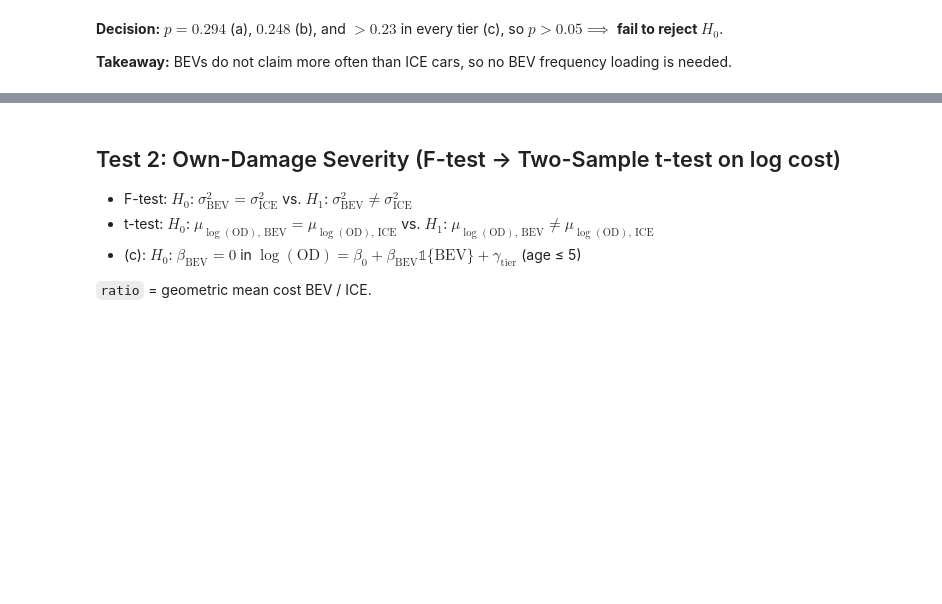
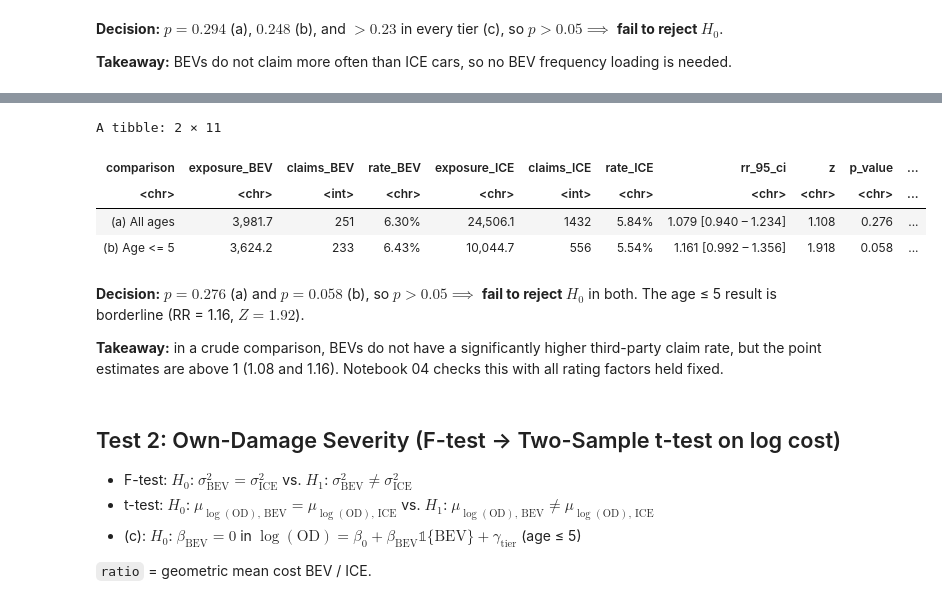
Before and after one commit to saar-cohen/actuarial-seminar-ev-pricing, a Jupyter notebook: notebooks/03_statistical_tests.ipynb, the cells around one changed output, grey strips where cells are left out. Cells and saved outputs as stored; diff of their text form; code cells hidden in the pictures; blank space fills up the shorter version.

Commit message:
Update pricing GLM models notebook and analysis

```diff
--- a/notebooks/03_statistical_tests.ipynb
+++ b/notebooks/03_statistical_tests.ipynb
@@ -128,3 +171,38 @@ A tibble: 5 × 8
+# %%
+# Third-party claim count per policy (0 if none); tp_data is defined in the setup cell
+tp_freq_data <- policies |>
+  left_join(count(tp_data, Policy_ID, name = "n_claims"), by = "Policy_ID") |>
+  mutate(n_claims = coalesce(n_claims, 0L))
+
+# Exact Poisson rate test with exposure, counts, rates and the log-scale Z statistic
+tp_rate_test <- function(d) {
+  s  <- d |> summarise(claims = sum(n_claims), exposure = sum(exposure), .by = Powertrain) |> arrange(Powertrain)
+  pt <- poisson.test(s$claims, s$exposure)
+  tibble(exposure_BEV = s$exposure[1], claims_BEV = s$claims[1], rate_BEV = s$claims[1] / s$exposure[1],
+         exposure_ICE = s$exposure[2], claims_ICE = s$claims[2], rate_ICE = s$claims[2] / s$exposure[2],
+         estimate = pt$estimate, ci_low = pt$conf.int[1], ci_high = pt$conf.int[2],
+         z = log(pt$estimate) / sqrt(1 / s$claims[1] + 1 / s$claims[2]),
+         statistic = paste0("RR = ", number(pt$estimate, 0.01)), p_value = pt$p.value)
+}
+
+t1b <- run(tp_freq_data, tp_rate_test)
+
+t1b |>
+  transmute(comparison,
+            exposure_BEV = comma(exposure_BEV, 0.1), claims_BEV, rate_BEV = percent(rate_BEV, 0.01),
+            exposure_ICE = comma(exposure_ICE, 0.1), claims_ICE, rate_ICE = percent(rate_ICE, 0.01),
+            rr_95_ci = paste0(number(estimate, 0.001), " [", number(ci_low, 0.001), " – ", number(ci_high, 0.001), "]"),
+            z = number(z, 0.001), p_value = fmt_p(p_value), decision)
+# %% [output]
+A tibble: 2 × 11
+| comparison | exposure_BEV | claims_BEV | rate_BEV | exposure_ICE | claims_ICE | rate_ICE | rr_95_ci | z | p_value | ... |
+| <chr> | <chr> | <int> | <chr> | <chr> | <int> | <chr> | <chr> | <chr> | <chr> | ... |
+| (a) All ages | 3,981.7 | 251 | 6.30% | 24,506.1 | 1432 | 5.84% | 1.079 [0.940 – 1.234] | 1.108 | 0.276 | ... |
+| (b) Age <= 5 | 3,624.2 | 233 | 6.43% | 10,044.7 | 556 | 5.54% | 1.161 [0.992 – 1.356] | 1.918 | 0.058 | ... |
+# %% [markdown]
+**Decision:** $p = 0.276$ (a) and $p = 0.058$ (b), so $p > 0.05 \implies$ **fail to reject $H_0$** in both. The age ≤ 5 result is borderline (RR = 1.16, $Z = 1.92$).
+
+**Takeaway:** in a crude comparison, BEVs do not have a significantly higher third-party claim rate, but the point estimates are above 1 (1.08 and 1.16). Notebook 04 checks this with all rating factors held fixed.
 # %% [markdown]
 ## Test 2: Own-Damage Severity (F-test → Two-Sample t-test on log cost)
 - F-test: $H_0$: $\sigma^2_{\text{BEV}} = \sigma^2_{\text{ICE}}$ vs. $H_1$: $\sigma^2_{\text{BEV}} \neq \sigma^2_{\text{ICE}}$
```
Also changed, not shown: parts of 7 cells of this notebook, 7 other files.
